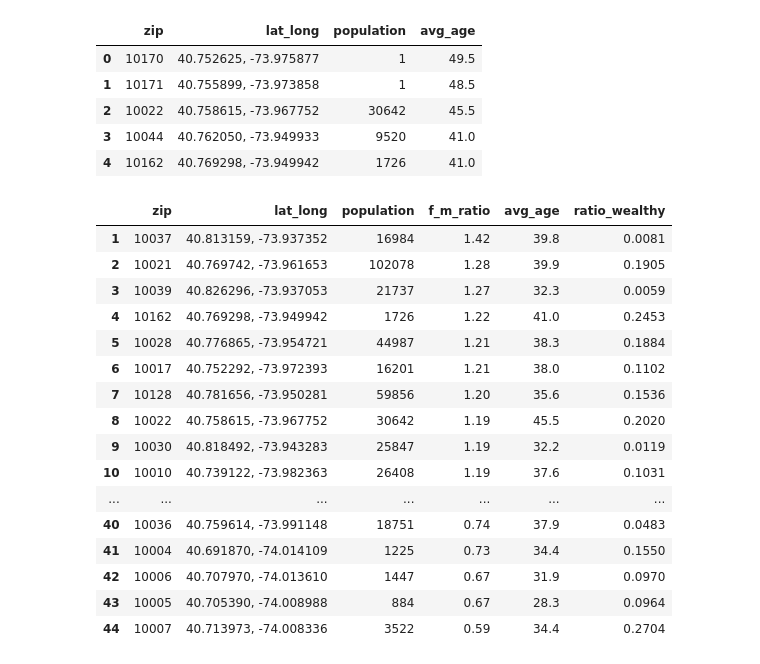
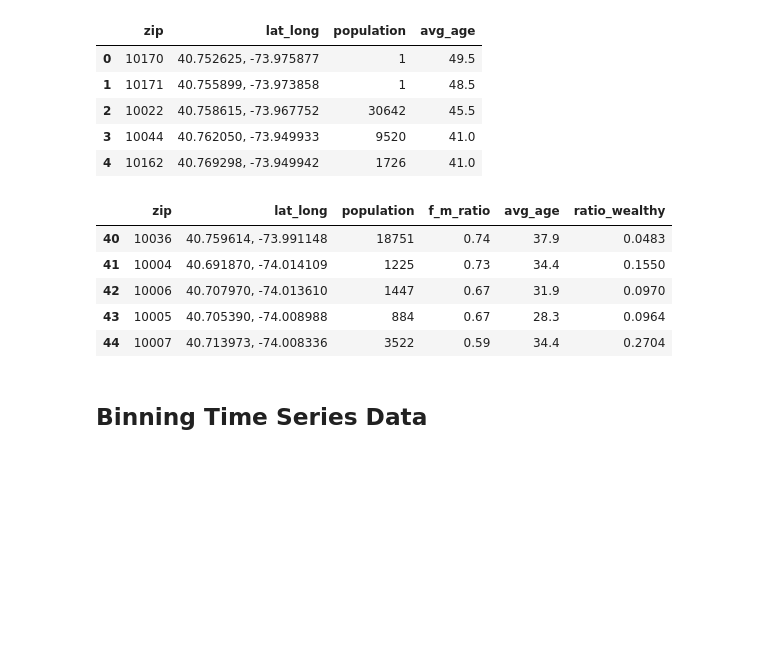
Before and after one commit to DimitriTheoharatos/ProjectBenson, a Jupyter notebook: MTA_EDA_Dimitri-v2.ipynb, the cells around one changed output. Cells and saved outputs as stored; diff of their text form; code cells hidden in the pictures; blank space fills up the shorter version.

```diff
--- a/MTA_EDA_Dimitri-v2.ipynb
+++ b/MTA_EDA_Dimitri-v2.ipynb
@@ -500,27 +468,18 @@ age_df.head()
 merged = female_df.merge(age_df, left_on = ['zip', 'lat_long', 'population'], \
                 right_on = ['zip', 'lat_long', 'population'], how = 'outer')
 # %%
-demograpics = merged.merge(wealthy_df, left_on = ['zip', 'lat_long', 'population'], \
+demographics = merged.merge(wealthy_df, left_on = ['zip', 'lat_long', 'population'], \
                 right_on = ['zip', 'lat_long', 'population'], how = 'outer')
 # %%
-demograpics = demograpics.dropna()
+demographics = demograpics.dropna()
-# %%
-demograpics
-# %% [output]
-|  | zip | lat_long | population | f_m_ratio | avg_age | ratio_wealthy |
-| 1 | 10037 | 40.813159, -73.937352 | 16984 | 1.42 | 39.8 | 0.0081 |
-| 2 | 10021 | 40.769742, -73.961653 | 102078 | 1.28 | 39.9 | 0.1905 |
-| 3 | 10039 | 40.826296, -73.937053 | 21737 | 1.27 | 32.3 | 0.0059 |
-| 4 | 10162 | 40.769298, -73.949942 | 1726 | 1.22 | 41.0 | 0.2453 |
-| 5 | 10028 | 40.776865, -73.954721 | 44987 | 1.21 | 38.3 | 0.1884 |
-| 6 | 10017 | 40.752292, -73.972393 | 16201 | 1.21 | 38.0 | 0.1102 |
-| 7 | 10128 | 40.781656, -73.950281 | 59856 | 1.20 | 35.6 | 0.1536 |
-| 8 | 10022 | 40.758615, -73.967752 | 30642 | 1.19 | 45.5 | 0.2020 |
-| 9 | 10030 | 40.818492, -73.943283 | 25847 | 1.19 | 32.2 | 0.0119 |
-| 10 | 10010 | 40.739122, -73.982363 | 26408 | 1.19 | 37.6 | 0.1031 |
-| ... | ... | ... | ... | ... | ... | ... |
-| 40 | 10036 | 40.759614, -73.991148 | 18751 | 0.74 | 37.9 | 0.0483 |
-| 41 | 10004 | 40.691870, -74.014109 | 1225 | 0.73 | 34.4 | 0.1550 |
-| 42 | 10006 | 40.707970, -74.013610 | 1447 | 0.67 | 31.9 | 0.0970 |
-| 43 | 10005 | 40.705390, -74.008988 | 884 | 0.67 | 28.3 | 0.0964 |
-| 44 | 10007 | 40.713973, -74.008336 | 3522 | 0.59 | 34.4 | 0.2704 |
+# %%
+demographics.tail()
+# %% [output]
+|  | zip | lat_long | population | f_m_ratio | avg_age | ratio_wealthy |
+| 40 | 10036 | 40.759614, -73.991148 | 18751 | 0.74 | 37.9 | 0.0483 |
+| 41 | 10004 | 40.691870, -74.014109 | 1225 | 0.73 | 34.4 | 0.1550 |
+| 42 | 10006 | 40.707970, -74.013610 | 1447 | 0.67 | 31.9 | 0.0970 |
+| 43 | 10005 | 40.705390, -74.008988 | 884 | 0.67 | 28.3 | 0.0964 |
+| 44 | 10007 | 40.713973, -74.008336 | 3522 | 0.59 | 34.4 | 0.2704 |
+# %% [markdown]
+## Binning Time Series Data
```
Also changed, not shown: parts of 3 cells of this notebook, 1 other file.
